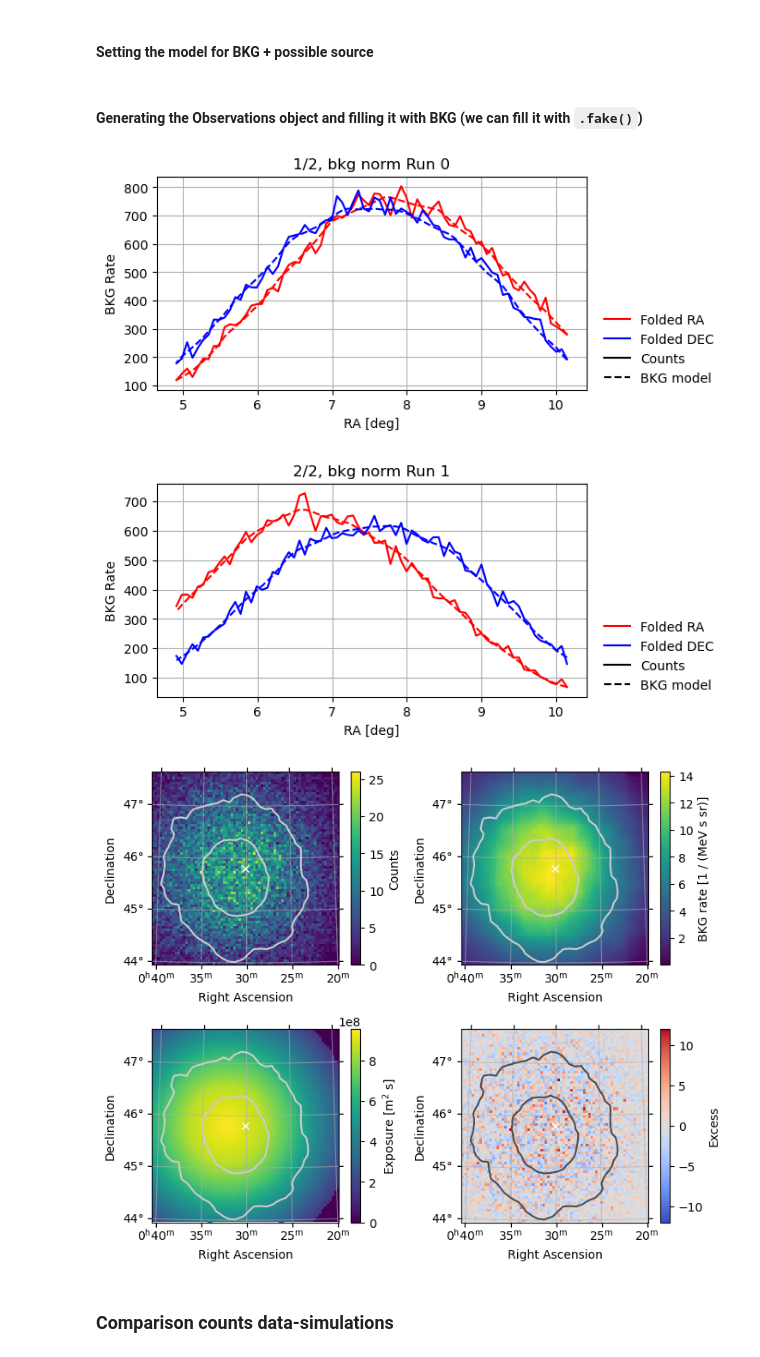
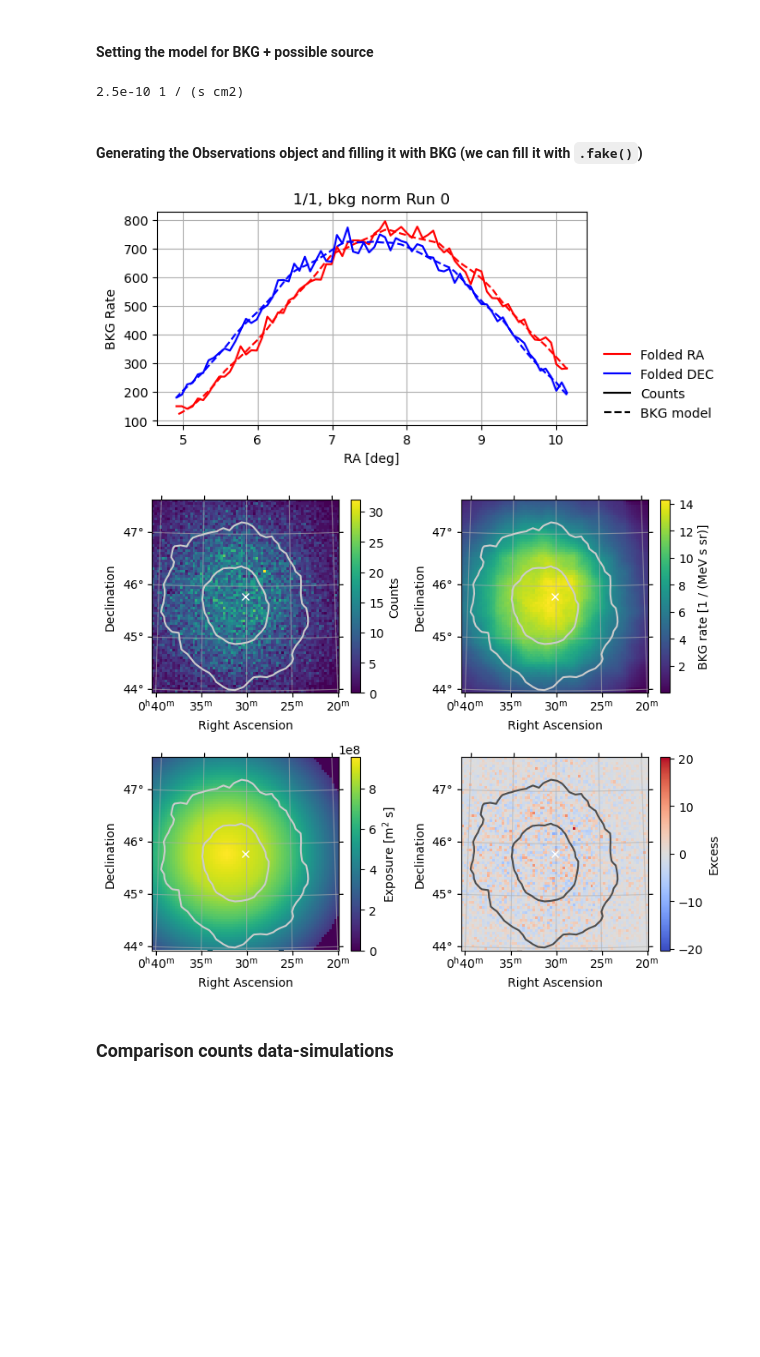
Before and after one commit to juanjq/gw-gamma-global-uls, a Jupyter notebook: notebook_check_1_simulation.ipynb, the cells around one changed output. Drawn from its saved outputs; the diff is of its cells as text; code cells hidden in the pictures; blank space fills up the shorter version.

```diff
--- a/notebook_check_1_simulation.ipynb
+++ b/notebook_check_1_simulation.ipynb
@@ -89,7 +87,7 @@ bkg_type = "baccmod" # baccmod or pybkgmodel
 # %% [markdown]
 ### <span style="color:blue">Reading GW data</span>
 # %%
-file_ligo = f"../../../{source_name}/data/Bilby.offline0.multiorder.fits"
+file_ligo = f"./data/gw_input/{source_name}.fits"
 
 # Other parameters that can be changed but no need in principle
 resolution_hp_to_grid = 2048 # Resolution of the HEALPix map to be used
@@ -227,7 +220,7 @@ obs_collection_real = utils.add_telescope_location_to_obs(obs_collection_real, o
 # Reading background IRF information and adding it to the information
 data_store_real.hdu_table.remove_rows(data_store_real.hdu_table["HDU_TYPE"]=="bkg")
 for obs_id in obs_ids:
-    data_store_real = script.read_bkg(data_store_real, obs_id, dir_dl3, dim_bkg=3, bkg_type=bkg_type)
+    data_store_real = utils.read_bkg(data_store_real, obs_id, dir_dl3, dim_bkg=3, bkg_type=bkg_type)
 
 data_store_real.hdu_table = data_store_real.hdu_table.copy() # Copy the table to update the data
 obs_collection_real = data_store_real.get_observations(
@@ -301,7 +265,7 @@ for i, obs in enumerate(obs_collection_real[:]):
     datasets_real.append(dataset_on_off)
     dataset_stacked_real.stack(dataset_on_off)
 
-    script.summary_folded_counts(dataset_on_off, bin_c_ra, obs, i, len(obs_collection_real))
+    utils.summary_folded_counts(dataset_on_off, bin_c_ra, obs, i, len(obs_collection_real))
 
     # Storing the NORMALIZED bkg model
     bkg_models.append(dataset_on_off.background.copy())
@@ -309,7 +273,7 @@ for i, obs in enumerate(obs_collection_real[:]):
 datasets_all_real = Datasets(datasets_real)
 
 # stacked_dataset_ring.peek(figsize=(7, 6))
-script.summary_maps(
+utils.summary_maps(
     datasets_real[0], geom, bin_edges_ra, bin_edges_dec, data_ligo_2d,
     threshold_maps, source_coord, source_name
 )
@@ -353,8 +302,16 @@ Run 17825
 # %% [markdown]
 #### Setting the model for BKG + possible source
+# %%
+A = 5e-11
+pwl_bkg = PowerLawSpectralModel(
+    amplitude=A * u.Unit("TeV-1 s-1 cm-2"), index=2
+)
+flux_A = pwl_bkg.integral(*axis_energy.edges[[0, -1]])
+print(flux_A)
+# %% [output]
+2.5e-10 1 / (s cm2)
 # %%
 # Setting the models
-# model_bkg = FoVBackgroundModel(dataset_name="dataset-simulated")
 model_source = SkyModel(
     spatial_model = PointSpatialModel.from_position(source_coord),
     spectral_model = PowerLawSpectralModel(
@@ -364,6 +321,16 @@ model_source = SkyModel(
     name="model-simulated",
 )
 models_simulated = Models([model_source])
+
+model_f = SkyModel(
+    spatial_model = PointSpatialModel.from_position(source_coord),
+    spectral_model = PowerLawSpectralModel(
+        index=2, amplitude=f"{A} cm-2 s-1 TeV-1", reference="1 TeV"
+    ),
+    temporal_model = ConstantTemporalModel(const=1),
+    name="model-flux",
+)
+models_f = Models([model_f])
 # %% [markdown]
 #### Generating the Observations object and filling it with BKG (we can fill it with `.fake()`)
 # %%
@@ -382,33 +349,43 @@ maker_safe_mask = SafeMaskMaker(methods=["offset-max"], offset_max=size_fov)
 # %%
 dataset_empty = MapDataset.create(geom) #, name="dataset-simulated", energy_axis_true=axis_energy_true)
 dataset_stacked_simulated = MapDataset.create(geom)
+dataset_stacked_simulated_f = MapDataset.create(geom)
 
-datasets_simulated = []
+datasets_simulated   = []
+datasets_simulated_f = []
 for i, obs in enumerate(observations):
     dataset = maker.run(dataset_empty.copy(), obs)
     dataset = maker_safe_mask.run(dataset, obs)
+    dataset_f = maker.run(dataset_empty.copy(), obs)
+    dataset_f = maker_safe_mask.run(dataset_f, obs)
 
     # Setting the model and the background
     dataset.models = models_simulated
     dataset.background = bkg_models[i]
+    dataset_f.models = models_f
+    dataset_f.background = bkg_models[i]
 
-    dataset.fake(random_state=i+5) # Filling with fake data
+    dataset.fake(random_state=i+4)
+    dataset_f.fake(random_state=i+4)
+
     datasets_simulated.append(dataset)
+    datasets_simulated_f.append(dataset_f)
     dataset_stacked_simulated.stack(dataset)
+    dataset_stacked_simulated_f.stack(dataset_f)
 
-    script.summary_folded_counts(dataset, bin_c_ra, obs, i, len(observations))
+    utils.summary_folded_counts(dataset, bin_c_ra, obs, i, len(observations))
 
 datasets_all_simulated = Datasets(datasets_simulated)
+datasets_all_simulated_f = Datasets(datasets_simulated_f)
 
 # datasets_simulated[0].peek(figsize=(7, 6))
-script.summary_maps(
+utils.summary_maps(
     datasets_simulated[0], geom, bin_edges_ra, bin_edges_dec, data_ligo_2d,
     threshold_maps, source_coord, source_name
 )
 # %% [output]
-[figure, old version]
+[figure, new version]
-[figure, old version]
+[figure, new version]
-[figure, removed]
 # %% [markdown]
 ### Comparison counts data-simulations
 # %%
```
Also changed, not shown: parts of 20 cells of this notebook, 6 other files.
